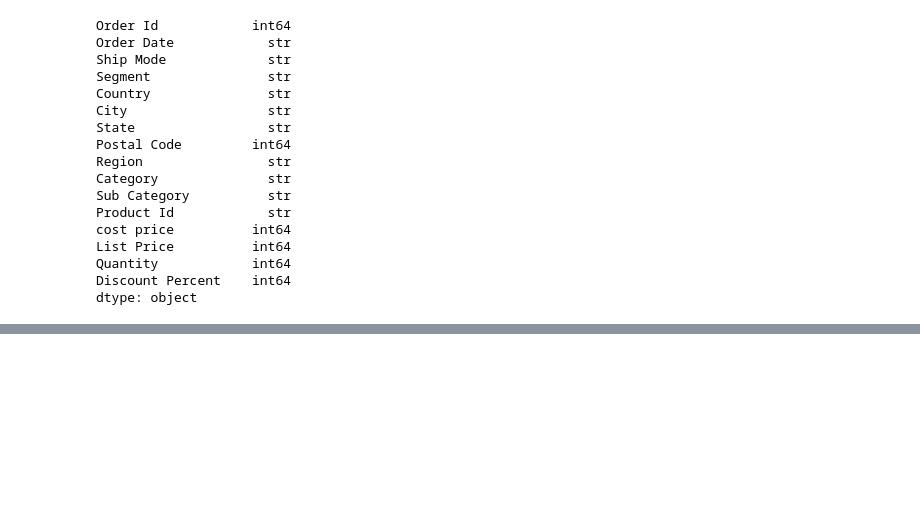
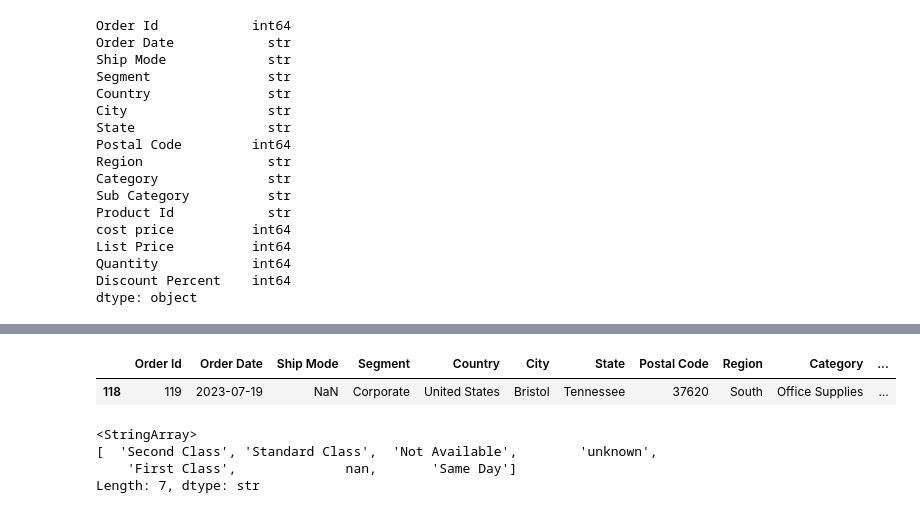
Before and after one commit to Minhazul22/data-analytics-project, a Jupyter notebook: orders_data_analysis.ipynb, the cells around one changed output, grey strips where cells are left out. Drawn from its saved outputs; the diff is of its cells as text; code cells hidden in the pictures; blank space fills up the shorter version.

Commit message:
Clean and transform orders data

```diff
--- a/orders_data_analysis.ipynb
+++ b/orders_data_analysis.ipynb
@@ -209,0 +242,12 @@ dtype: object
+# %%
+df[df["Ship Mode"].isnull()]
+# %% [output]
+|  | Order Id | Order Date | Ship Mode | Segment | Country | City | State | Postal Code | Region | Category | ... |
+| 118 | 119 | 2023-07-19 | NaN | Corporate | United States | Bristol | Tennessee | 37620 | South | Office Supplies | ... |
+# %%
+df["Ship Mode"].unique()
+# %% [output]
+<StringArray>
+[  'Second Class', 'Standard Class',  'Not Available',        'unknown',
+    'First Class',              nan,       'Same Day']
+Length: 7, dtype: str
```
Also changed, not shown: parts of 41 cells of this notebook.
